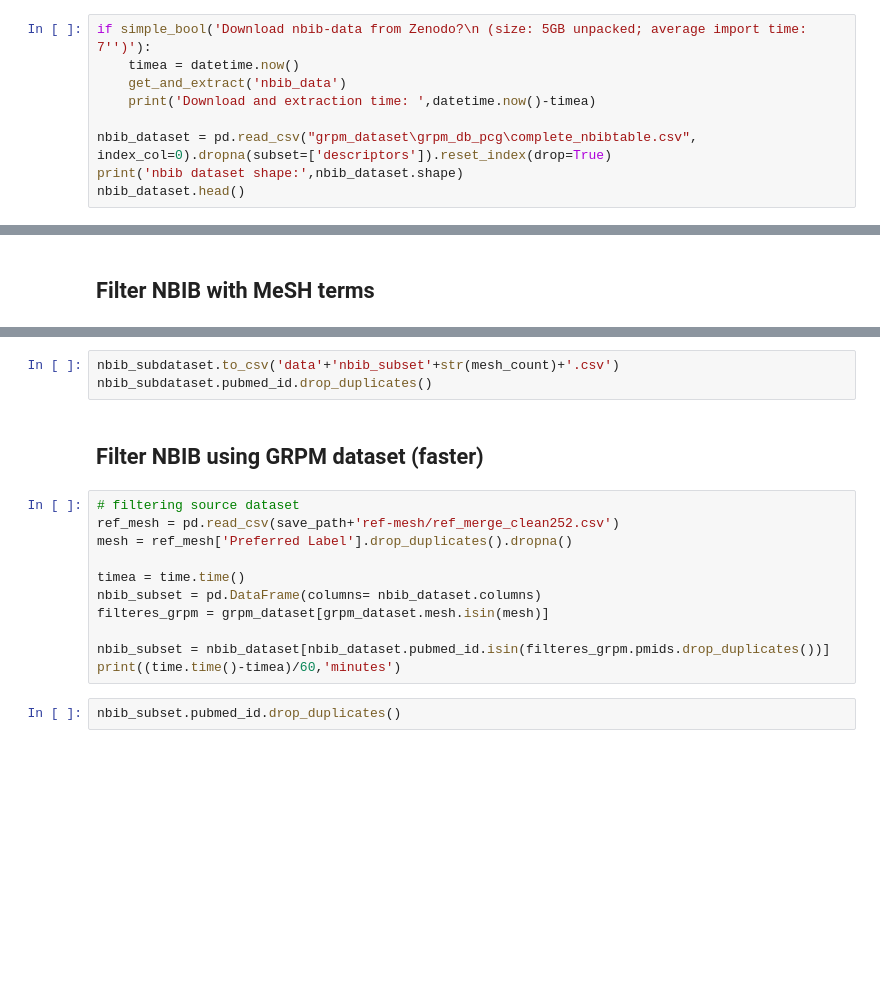
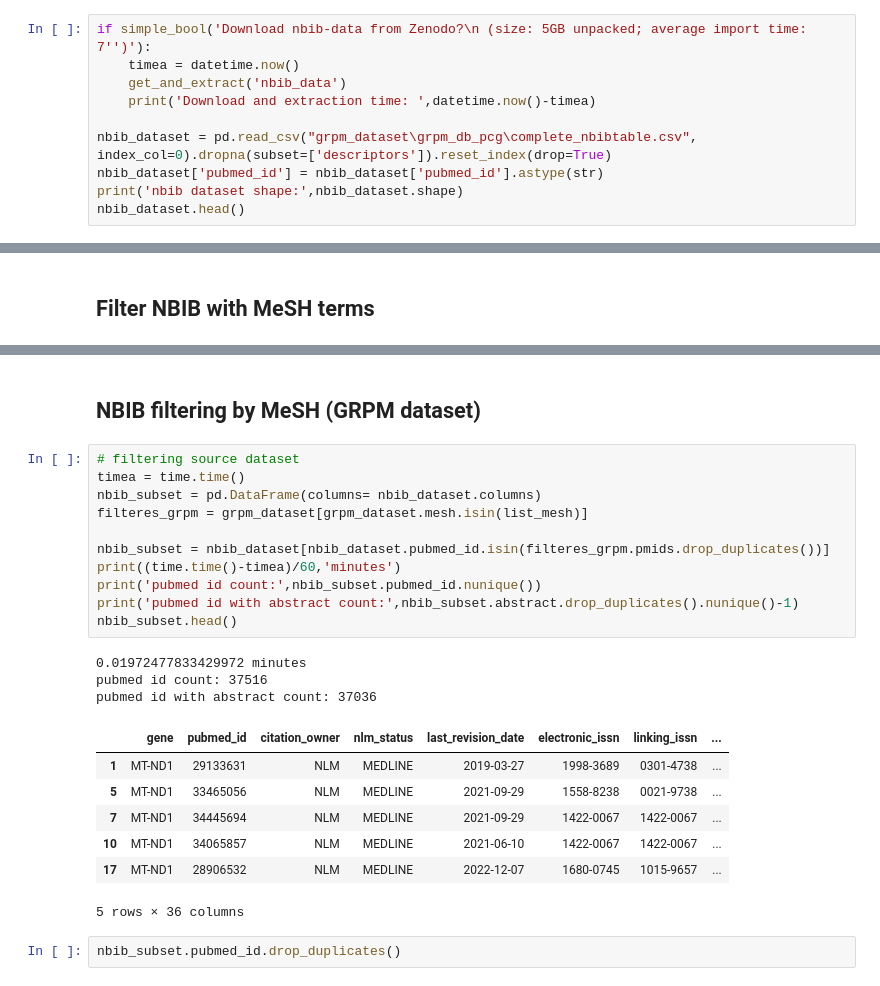
Before and after one commit to johndef64/bertopic_graph, a Jupyter notebook: grpm_bertopic.ipynb, the cells around one changed output, grey strips where cells are left out. Saved outputs shown, nothing was run; the diff lists cells and outputs as text; blank space fills up the shorter version.

```diff
--- a/grpm_bertopic.ipynb
+++ b/grpm_bertopic.ipynb
@@ -143,6 +158,7 @@ if simple_bool('Download nbib-data from Zenodo?\n (size: 5GB unpacked; average i
     print('Download and extraction time: ',datetime.now()-timea)
 
 nbib_dataset = pd.read_csv("grpm_dataset\grpm_db_pcg\complete_nbibtable.csv", index_col=0).dropna(subset=['descriptors']).reset_index(drop=True)
+nbib_dataset['pubmed_id'] = nbib_dataset['pubmed_id'].astype(str)
 print('nbib dataset shape:',nbib_dataset.shape)
 nbib_dataset.head()
 # %% [markdown]
@@ -195,19 +222,27 @@ if simple_bool('fast but raw?'):
-# %%
-nbib_subdataset.to_csv('data'+'nbib_subset'+str(mesh_count)+'.csv')
-nbib_subdataset.pubmed_id.drop_duplicates()
 # %% [markdown]
-## Filter NBIB using GRPM dataset (faster)
+## NBIB filtering by MeSH (GRPM dataset)
 # %%
 # filtering source dataset
-ref_mesh = pd.read_csv(save_path+'ref-mesh/ref_merge_clean252.csv')
-mesh = ref_mesh['Preferred Label'].drop_duplicates().dropna()
-
 timea = time.time()
 nbib_subset = pd.DataFrame(columns= nbib_dataset.columns)
-filteres_grpm = grpm_dataset[grpm_dataset.mesh.isin(mesh)]
+filteres_grpm = grpm_dataset[grpm_dataset.mesh.isin(list_mesh)]
 
 nbib_subset = nbib_dataset[nbib_dataset.pubmed_id.isin(filteres_grpm.pmids.drop_duplicates())]
 print((time.time()-timea)/60,'minutes')
+print('pubmed id count:',nbib_subset.pubmed_id.nunique())
+print('pubmed id with abstract count:',nbib_subset.abstract.drop_duplicates().nunique()-1)
+nbib_subset.head()
+# %% [output]
+0.01972477833429972 minutes
+pubmed id count: 37516
+pubmed id with abstract count: 37036
+|  | gene | pubmed_id | citation_owner | nlm_status | last_revision_date | electronic_issn | linking_issn | ... |
+| 1 | MT-ND1 | 29133631 | NLM | MEDLINE | 2019-03-27 | 1998-3689 | 0301-4738 | ... |
+| 5 | MT-ND1 | 33465056 | NLM | MEDLINE | 2021-09-29 | 1558-8238 | 0021-9738 | ... |
+| 7 | MT-ND1 | 34445694 | NLM | MEDLINE | 2021-09-29 | 1422-0067 | 1422-0067 | ... |
+| 10 | MT-ND1 | 34065857 | NLM | MEDLINE | 2021-06-10 | 1422-0067 | 1422-0067 | ... |
+| 17 | MT-ND1 | 28906532 | NLM | MEDLINE | 2022-12-07 | 1680-0745 | 1015-9657 | ... |
+5 rows × 36 columns
 # %%
 nbib_subset.pubmed_id.drop_duplicates()
 # %% [markdown]
```
Also changed, not shown: parts of 12 cells of this notebook.
